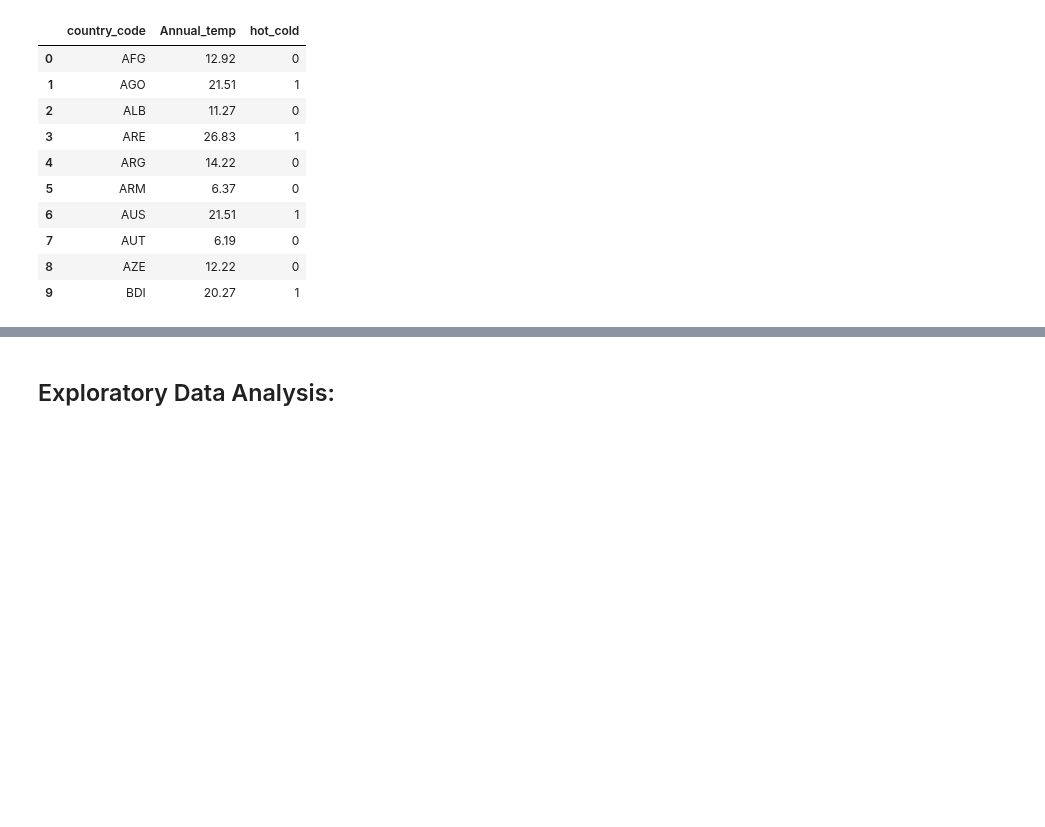
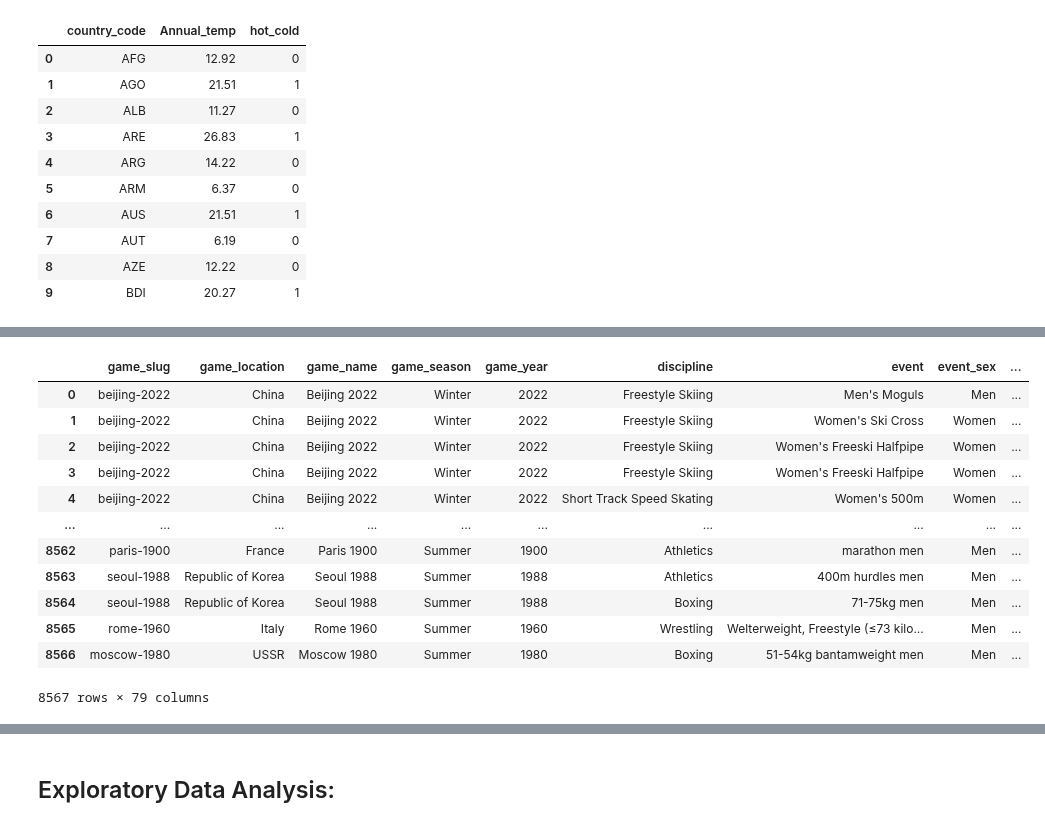
Before and after one commit to ubco-W2022T2-data301/project-group-group17, a Jupyter notebook: analysis/notebooks/analysis_cynthia.ipynb, the cells around one changed output, grey strips where cells are left out. Drawn from its saved outputs; the diff is of its cells as text; code cells hidden in the pictures; blank space fills up the shorter version.

```diff
--- a/analysis/notebooks/analysis_cynthia.ipynb
+++ b/analysis/notebooks/analysis_cynthia.ipynb
@@ -152,0 +241,9 @@ GDPCountry.to_csv("../../data/raw/New_GDP.csv")
+# %%
+## Remove the Other Years:
+GDP = GDP_NONA.drop(columns=["GDP","1960","1961","1962","1963","1964","1965","1966","1967","1968","1969","1970","1971",
+                       "1972","1973","1974","1975","1976","1977","1978","1979","1980","1981","1982",
+                       "1983","1984","1985","1986","1987","1988","1989","1990", "1991","1992","1993","1994",
+                       "1995","1996","1997","1998","1999","2000","2001","2002","2003","2004","2005","2006",
+                        "2007","2008","2009","2010","2011","2012","2013","2014","2015",
+                       "2016","2017","2018","2019","2020","2021"])
+GDP.head(5)
@@ -153,2 +257,22 @@ GDPCountry.to_csv("../../data/raw/New_GDP.csv")
+# %%
+## Merge Data Sets:
+Olympic1 = pd.merge(OlympicHost1, OlympicMedals1, on="game_slug")
+Olympic2 = pd.merge(Olympic1, HistTemp1, on="country_code")
 # %%
 ## Merge Data Sets:
+Olympic3 = pd.merge(Olympic2, GDP, on="country_code")
+Olympic3
+# %% [output]
+|  | game_slug | game_location | game_name | game_season | game_year | discipline | event | event_sex | ... |
+| 0 | beijing-2022 | China | Beijing 2022 | Winter | 2022 | Freestyle Skiing | Men's Moguls | Men | ... |
+| 1 | beijing-2022 | China | Beijing 2022 | Winter | 2022 | Freestyle Skiing | Women's Ski Cross | Women | ... |
+| 2 | beijing-2022 | China | Beijing 2022 | Winter | 2022 | Freestyle Skiing | Women's Freeski Halfpipe | Women | ... |
+| 3 | beijing-2022 | China | Beijing 2022 | Winter | 2022 | Freestyle Skiing | Women's Freeski Halfpipe | Women | ... |
+| 4 | beijing-2022 | China | Beijing 2022 | Winter | 2022 | Short Track Speed Skating | Women's 500m | Women | ... |
+| ... | ... | ... | ... | ... | ... | ... | ... | ... | ... |
+| 8562 | paris-1900 | France | Paris 1900 | Summer | 1900 | Athletics | marathon men | Men | ... |
+| 8563 | seoul-1988 | Republic of Korea | Seoul 1988 | Summer | 1988 | Athletics | 400m hurdles men | Men | ... |
+| 8564 | seoul-1988 | Republic of Korea | Seoul 1988 | Summer | 1988 | Boxing | 71-75kg men | Men | ... |
+| 8565 | rome-1960 | Italy | Rome 1960 | Summer | 1960 | Wrestling | Welterweight, Freestyle (≤73 kilo... | Men | ... |
+| 8566 | moscow-1980 | USSR | Moscow 1980 | Summer | 1980 | Boxing | 51-54kg bantamweight men | Men | ... |
+8567 rows × 79 columns
```
Also changed, not shown: parts of 15 cells of this notebook.
